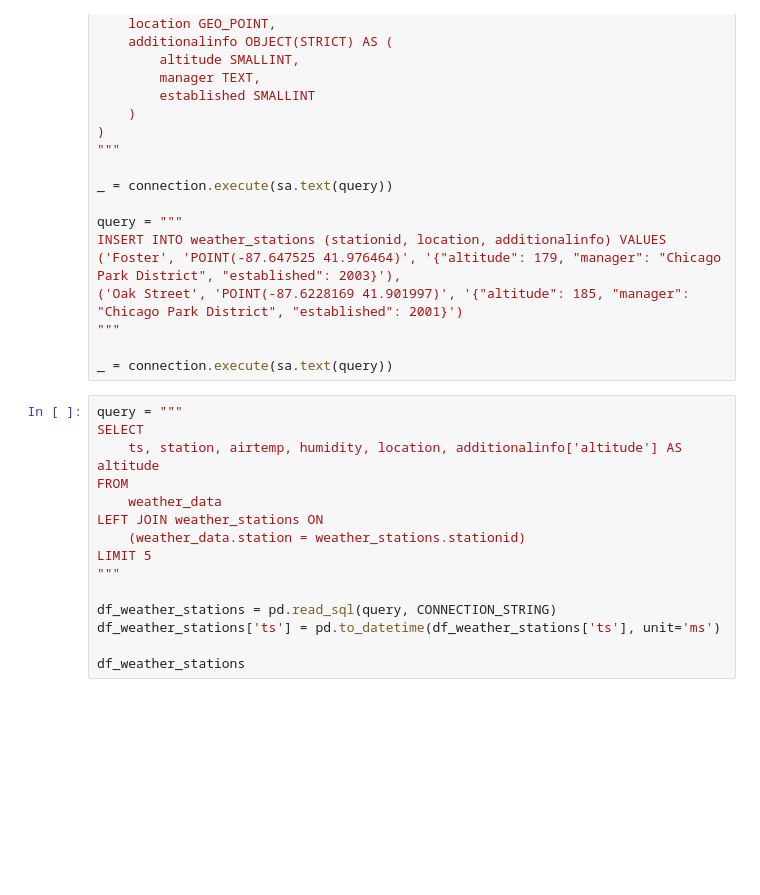
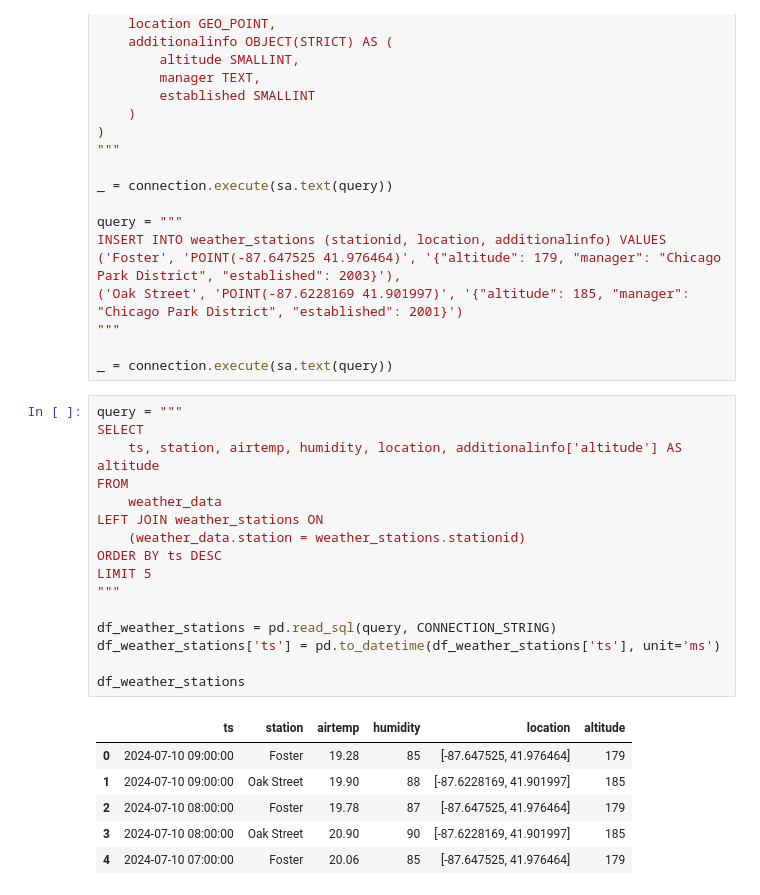
Before and after one commit to crate/academy-fundamentals-course, a Jupyter notebook: notebooks/timeseries/timeseries_data.ipynb, the cells around one changed output. Drawn from its saved outputs; the diff is of its cells as text; blank space fills up the shorter version.

```diff
--- a/notebooks/timeseries/timeseries_data.ipynb
+++ b/notebooks/timeseries/timeseries_data.ipynb
@@ -436,15 +517,23 @@ _ = connection.execute(sa.text(query))
 # %%
 query = """
 SELECT
     ts, station, airtemp, humidity, location, additionalinfo['altitude'] AS altitude
 FROM
     weather_data
 LEFT JOIN weather_stations ON
     (weather_data.station = weather_stations.stationid)
+ORDER BY ts DESC
 LIMIT 5
 """
 
 df_weather_stations = pd.read_sql(query, CONNECTION_STRING)
 df_weather_stations['ts'] = pd.to_datetime(df_weather_stations['ts'], unit='ms')
 
 df_weather_stations
+# %% [output]
+|  | ts | station | airtemp | humidity | location | altitude |
+| 0 | 2024-07-10 09:00:00 | Foster | 19.28 | 85 | [-87.647525, 41.976464] | 179 |
+| 1 | 2024-07-10 09:00:00 | Oak Street | 19.90 | 88 | [-87.6228169, 41.901997] | 185 |
+| 2 | 2024-07-10 08:00:00 | Foster | 19.78 | 87 | [-87.647525, 41.976464] | 179 |
+| 3 | 2024-07-10 08:00:00 | Oak Street | 20.90 | 90 | [-87.6228169, 41.901997] | 185 |
+| 4 | 2024-07-10 07:00:00 | Foster | 20.06 | 85 | [-87.647525, 41.976464] | 179 |
```
Also changed, not shown: parts of 14 cells of this notebook.
